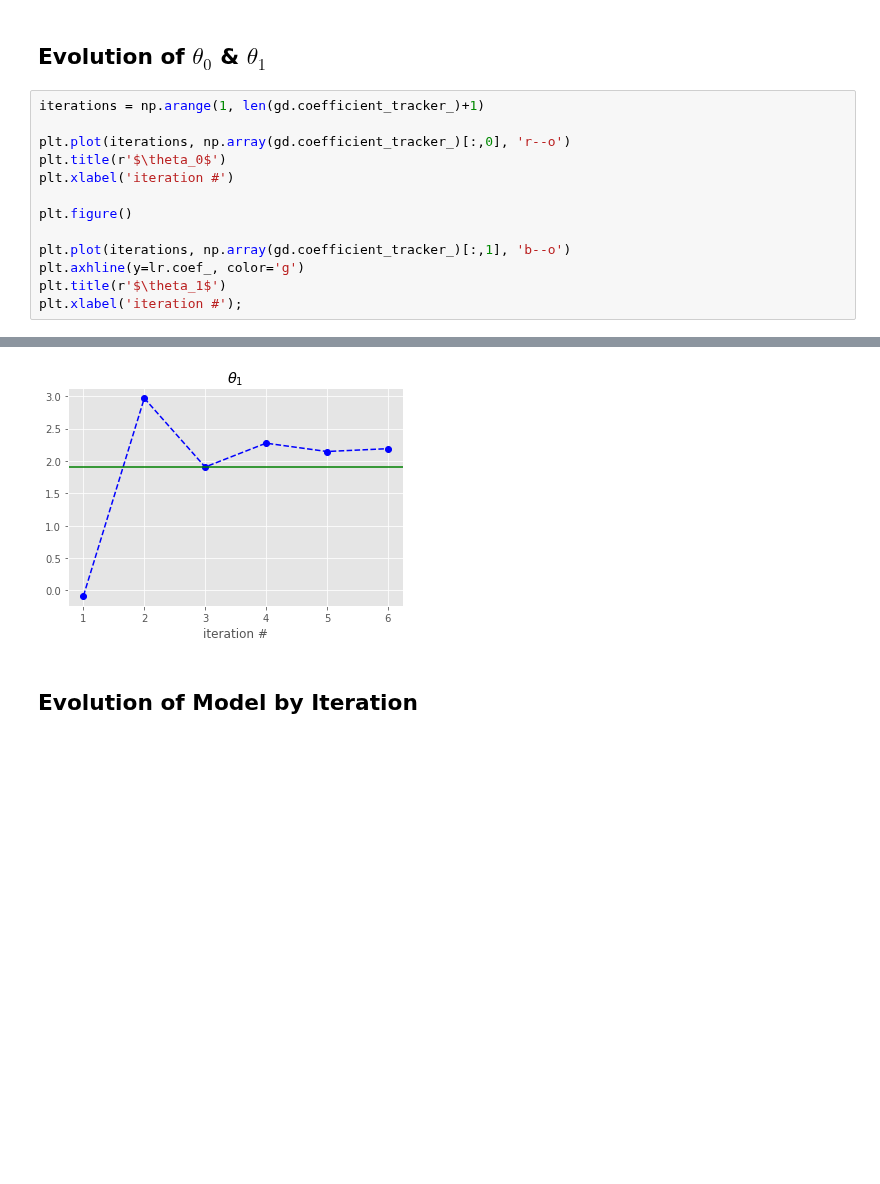
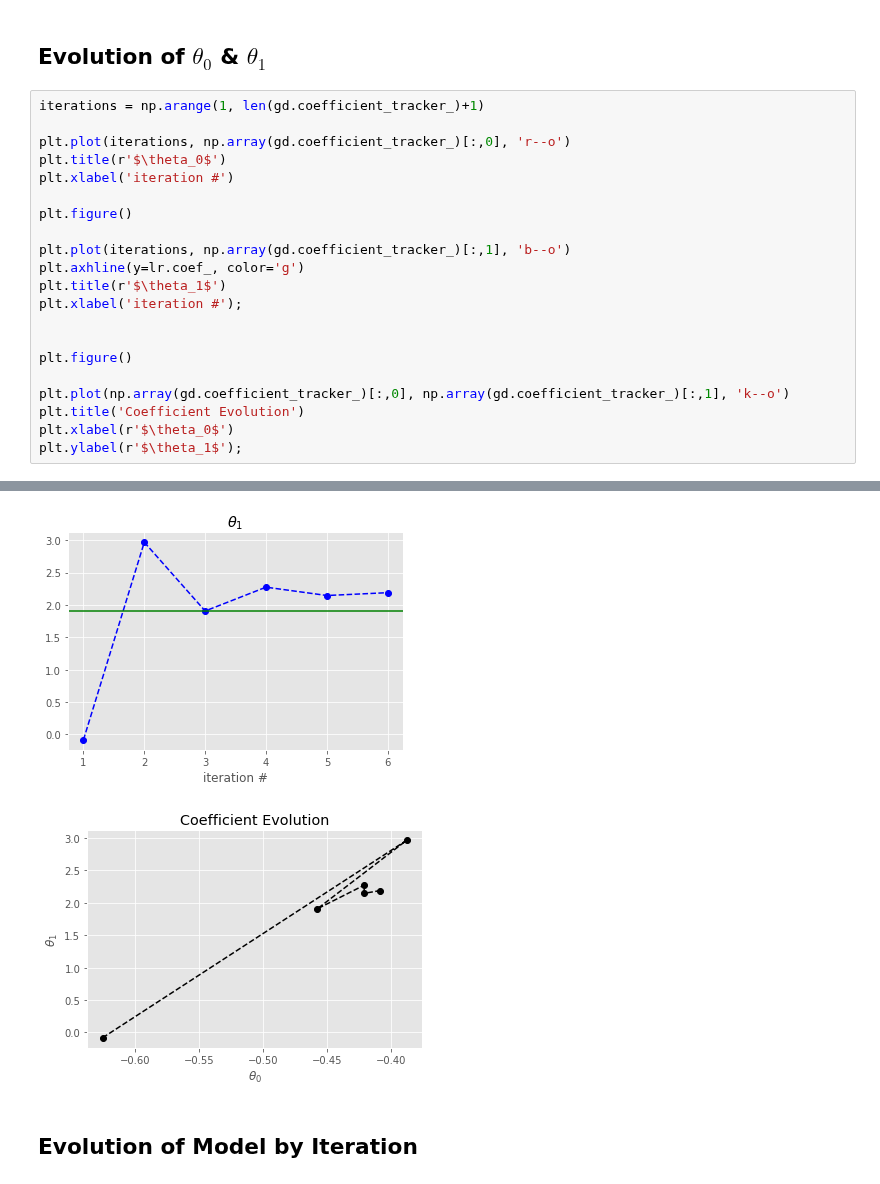
Before and after one commit to dziganto/Data_Science_Fundamentals, a Jupyter notebook: notebooks/Machine_Learning/Algorithms_From_Scratch/Gradient_Descent.ipynb, the cells around one changed output, grey strips where cells are left out. Drawn from its saved outputs; the diff is of its cells as text; blank space fills up the shorter version.

```diff
--- a/notebooks/Machine_Learning/Algorithms_From_Scratch/Gradient_Descent.ipynb
+++ b/notebooks/Machine_Learning/Algorithms_From_Scratch/Gradient_Descent.ipynb
@@ -160,19 +164,28 @@ plt.legend();
 # %%
 iterations = np.arange(1, len(gd.coefficient_tracker_)+1)
 
 plt.plot(iterations, np.array(gd.coefficient_tracker_)[:,0], 'r--o')
 plt.title(r'$\theta_0$')
 plt.xlabel('iteration #')
 
 plt.figure()
 
 plt.plot(iterations, np.array(gd.coefficient_tracker_)[:,1], 'b--o')
 plt.axhline(y=lr.coef_, color='g')
 plt.title(r'$\theta_1$')
 plt.xlabel('iteration #');
+
+
+plt.figure()
+
+plt.plot(np.array(gd.coefficient_tracker_)[:,0], np.array(gd.coefficient_tracker_)[:,1], 'k--o')
+plt.title('Coefficient Evolution')
+plt.xlabel(r'$\theta_0$')
+plt.ylabel(r'$\theta_1$');
 # %% [output]
 [figure]
 [figure]
+[figure, added]
 # %% [markdown]
 ## Evolution of Model by Iteration
 # %%
```
Also changed, not shown: parts of 9 cells of this notebook.
